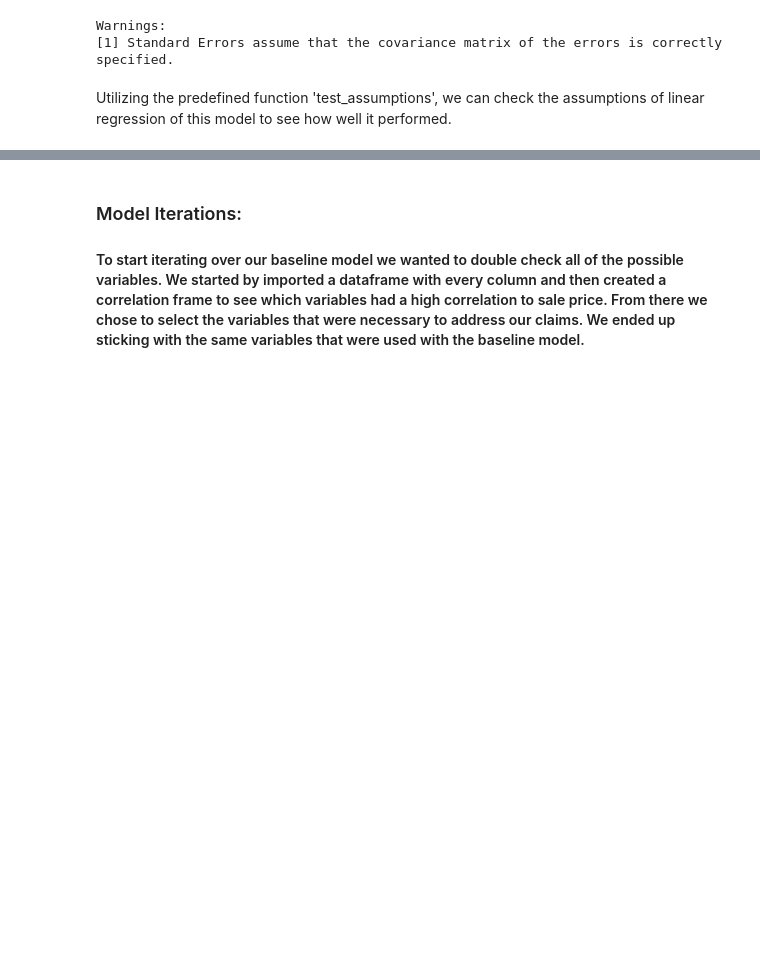
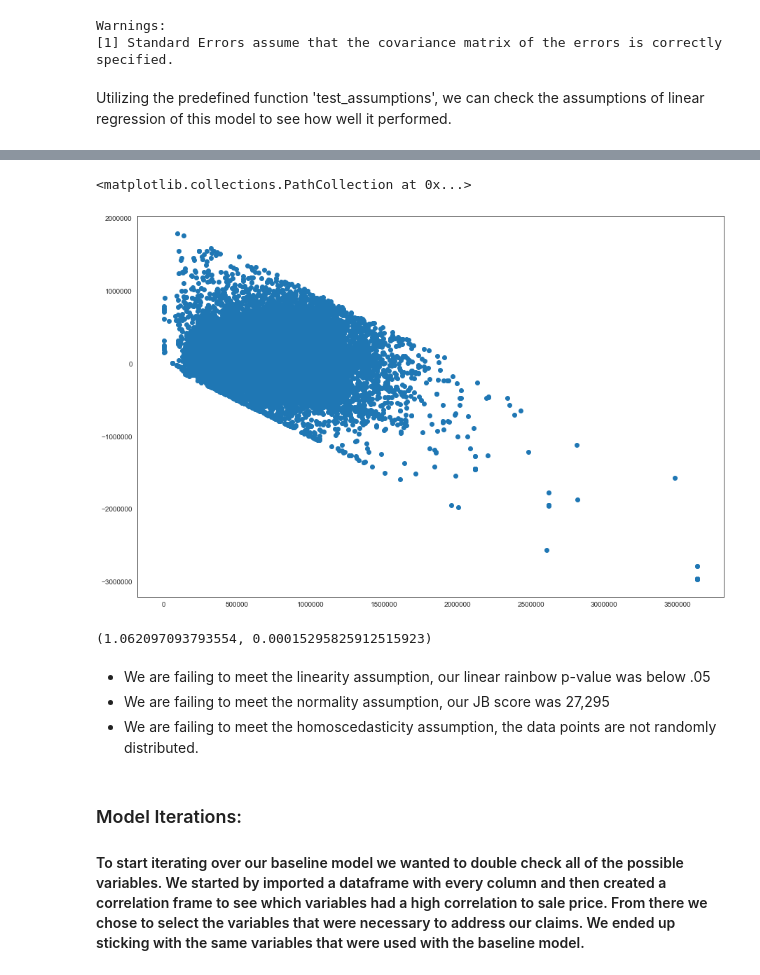
Before and after one commit to KarimOliver/mod_2_flatiron_project, a Jupyter notebook: notebooks/report/final_notebook.ipynb, the cells around one changed output, grey strips where cells are left out. Saved outputs shown, nothing was run; the diff lists cells and outputs as text; code cells hidden in the pictures; blank space fills up the shorter version.

```diff
--- a/notebooks/report/final_notebook.ipynb
+++ b/notebooks/report/final_notebook.ipynb
@@ -199,3 +210,18 @@ Utilizing the predefined function 'test_assumptions', we can check the assumptio
+# %%
+y_hat = model.predict()
+fig, ax = jw.plt.subplots(figsize=(15,10))
+ax.scatter(y_hat, model.resid)
+# %% [output]
+<matplotlib.collections.PathCollection at 0x...>
+[figure, added]
+# %%
+jw.sm.stats.diagnostic.linear_rainbow(model)
+# %% [output]
+(1.062097093793554, 0.00015295825912515923)
+# %% [markdown]
+- We are failing to meet the linearity assumption, our linear rainbow p-value was below .05
+- We are failing to meet the normality assumption, our JB score was 27,295
+- We are failing to meet the homoscedasticity assumption, the data points are not randomly distributed.
 # %% [markdown]
 ### Model Iterations:
 #### To start iterating over our baseline model we wanted to double check all of the possible variables. We started by imported a dataframe with every column and then created a correlation frame to see which variables had a high correlation to sale price. From there we chose to select the variables that were necessary to address our claims. We ended up sticking with the same variables that were used with the baseline model.
```
Also changed, not shown: parts of 4 cells of this notebook, 2 other files.
